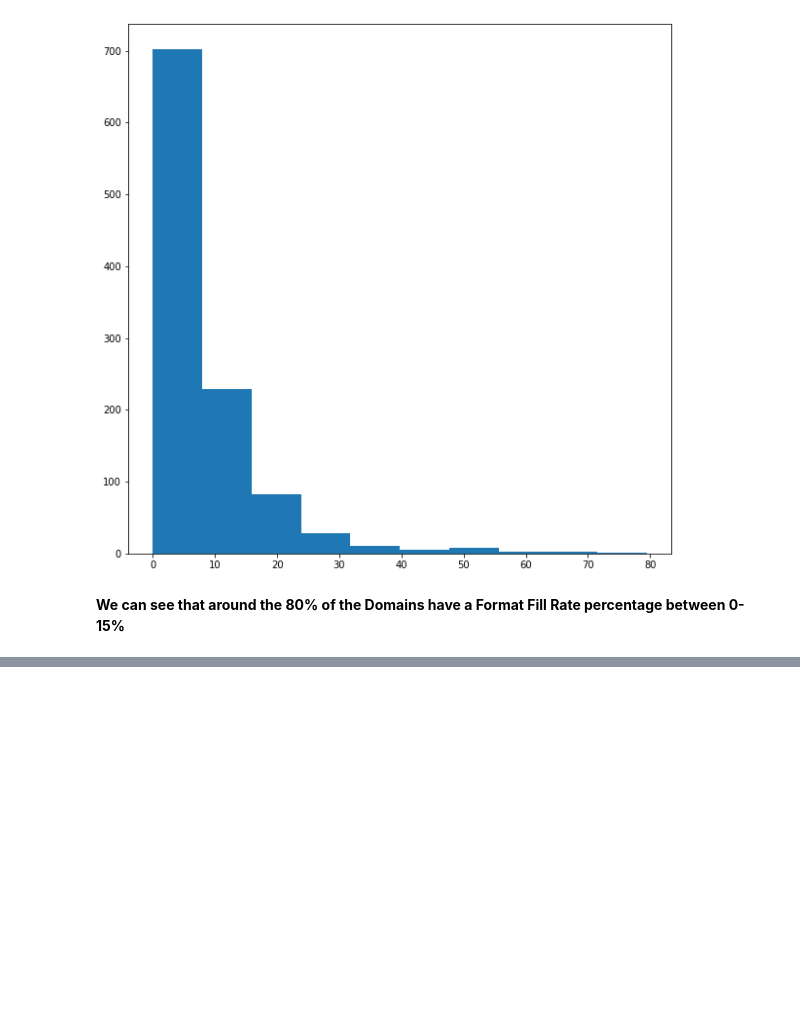
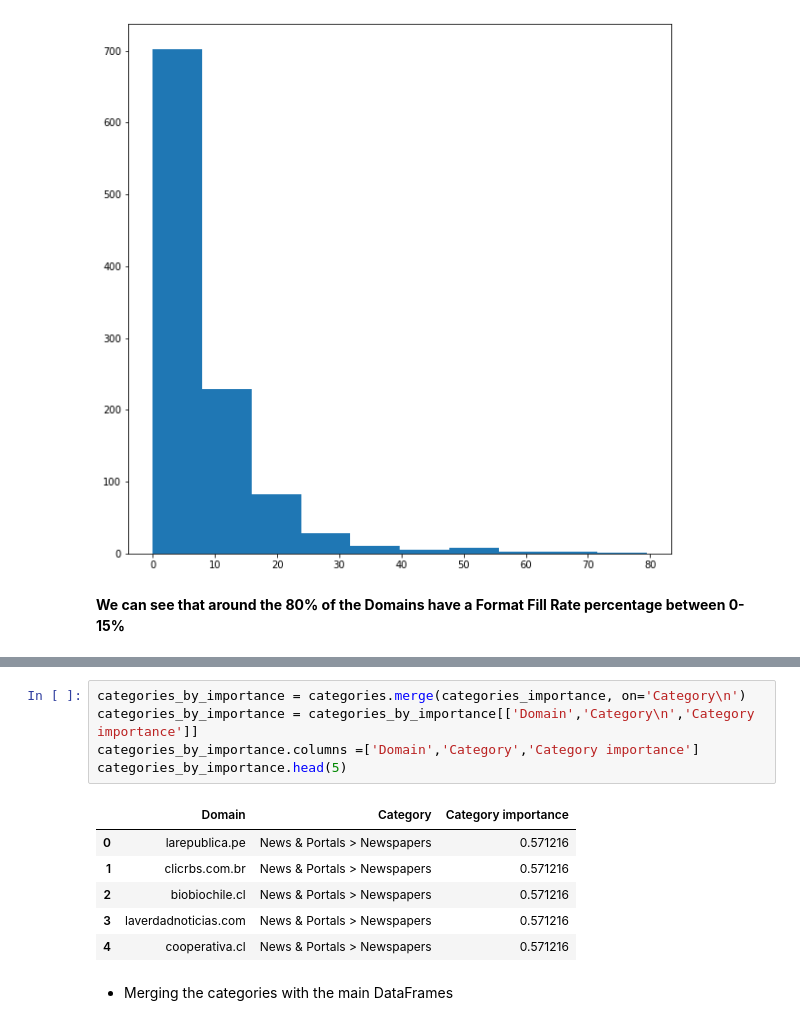
Before and after one commit to rfisla/FINAL-PROJECT-OF-KSCHOOL-MASTER, a Jupyter notebook: Initial Data Interpretation.ipynb, the cells around one changed output, grey strips where cells are left out. Cells and saved outputs as stored; diff of their text form; blank space fills up the shorter version.

```diff
--- a/Initial Data Interpretation.ipynb
+++ b/Initial Data Interpretation.ipynb
@@ -222,0 +293,14 @@ plt.hist(groupby_domains['Format Fill Rate'])
+# %%
+categories_by_importance = categories.merge(categories_importance, on='Category\n')
+categories_by_importance = categories_by_importance[['Domain','Category\n','Category importance']]
+categories_by_importance.columns =['Domain','Category','Category importance']
+categories_by_importance.head(5)
+# %% [output]
+|  | Domain | Category | Category importance |
+| 0 | larepublica.pe | News & Portals > Newspapers | 0.571216 |
+| 1 | clicrbs.com.br | News & Portals > Newspapers | 0.571216 |
+| 2 | biobiochile.cl | News & Portals > Newspapers | 0.571216 |
+| 3 | laverdadnoticias.com | News & Portals > Newspapers | 0.571216 |
+| 4 | cooperativa.cl | News & Portals > Newspapers | 0.571216 |
+# %% [markdown]
+- Merging the categories with the main DataFrames
```
Also changed, not shown: parts of 14 cells of this notebook.
